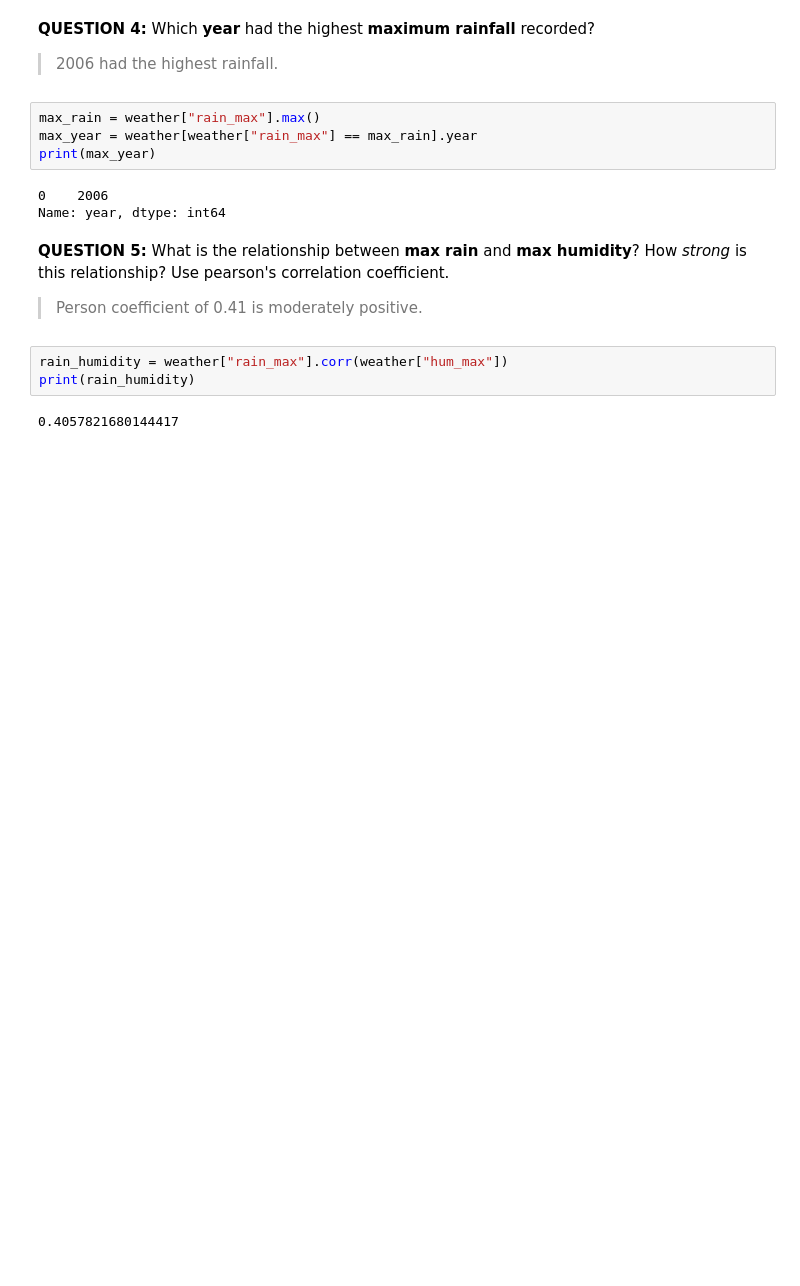
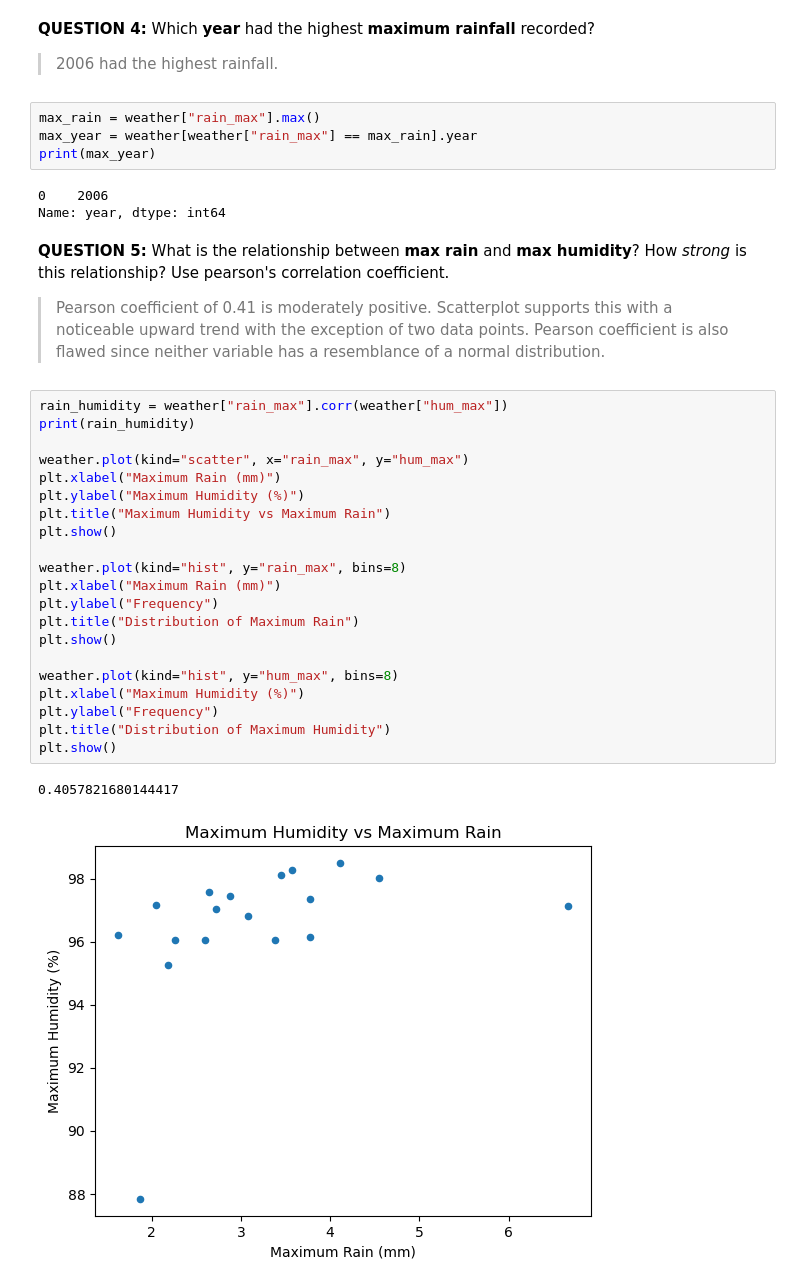
Before and after one commit to barronbytes/Learning-to-Code, a Jupyter notebook: Data-Science/EDA/Weather Analysis/notebooks/explore_weather.ipynb, the cells around one changed output. Saved outputs shown, nothing was run; the diff lists cells and outputs as text; blank space fills up the shorter version.

```diff
--- a/Data-Science/EDA/Weather Analysis/notebooks/explore_weather.ipynb
+++ b/Data-Science/EDA/Weather Analysis/notebooks/explore_weather.ipynb
@@ -103,9 +107,28 @@ Name: year, dtype: int64
 # %% [markdown]
 **QUESTION 5:** What is the relationship between **max rain** and **max humidity**? How *strong* is this relationship? Use pearson's correlation coefficient.
 
-> Person coefficient of 0.41 is moderately positive.
+> Pearson coefficient of 0.41 is moderately positive. Scatterplot supports this with a noticeable upward trend with the exception of two data points. Pearson coefficient is also flawed since neither variable has a resemblance of a normal distribution.
 # %%
 rain_humidity = weather["rain_max"].corr(weather["hum_max"])
 print(rain_humidity)
+
+weather.plot(kind="scatter", x="rain_max", y="hum_max")
+plt.xlabel("Maximum Rain (mm)")
+plt.ylabel("Maximum Humidity (%)")
+plt.title("Maximum Humidity vs Maximum Rain")
+plt.show()
+
+weather.plot(kind="hist", y="rain_max", bins=8)
+plt.xlabel("Maximum Rain (mm)")
+plt.ylabel("Frequency")
+plt.title("Distribution of Maximum Rain")
+plt.show()
+
+weather.plot(kind="hist", y="hum_max", bins=8)
+plt.xlabel("Maximum Humidity (%)")
+plt.ylabel("Frequency")
+plt.title("Distribution of Maximum Humidity")
+plt.show()
 # %% [output]
 0.4057821680144417
+[figure, added]
```
Also changed, not shown: parts of 11 cells of this notebook.
